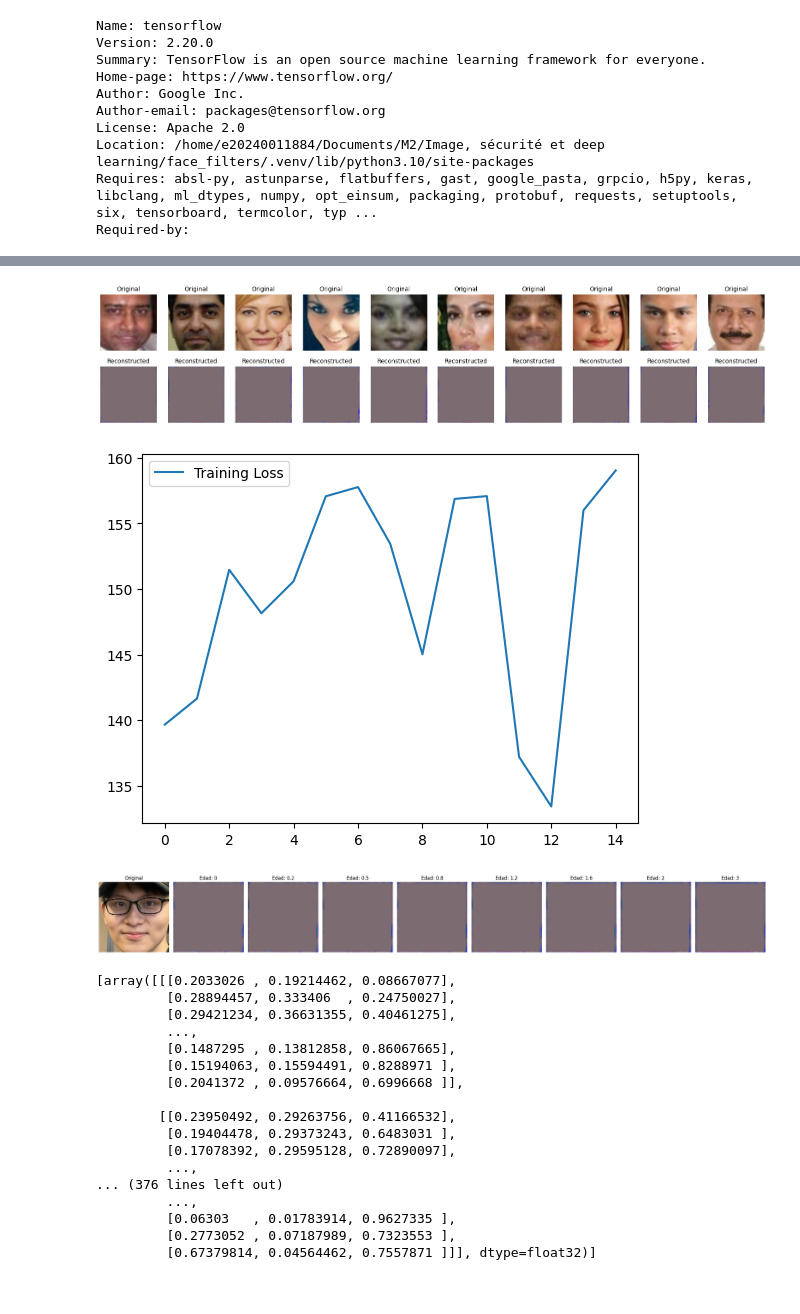
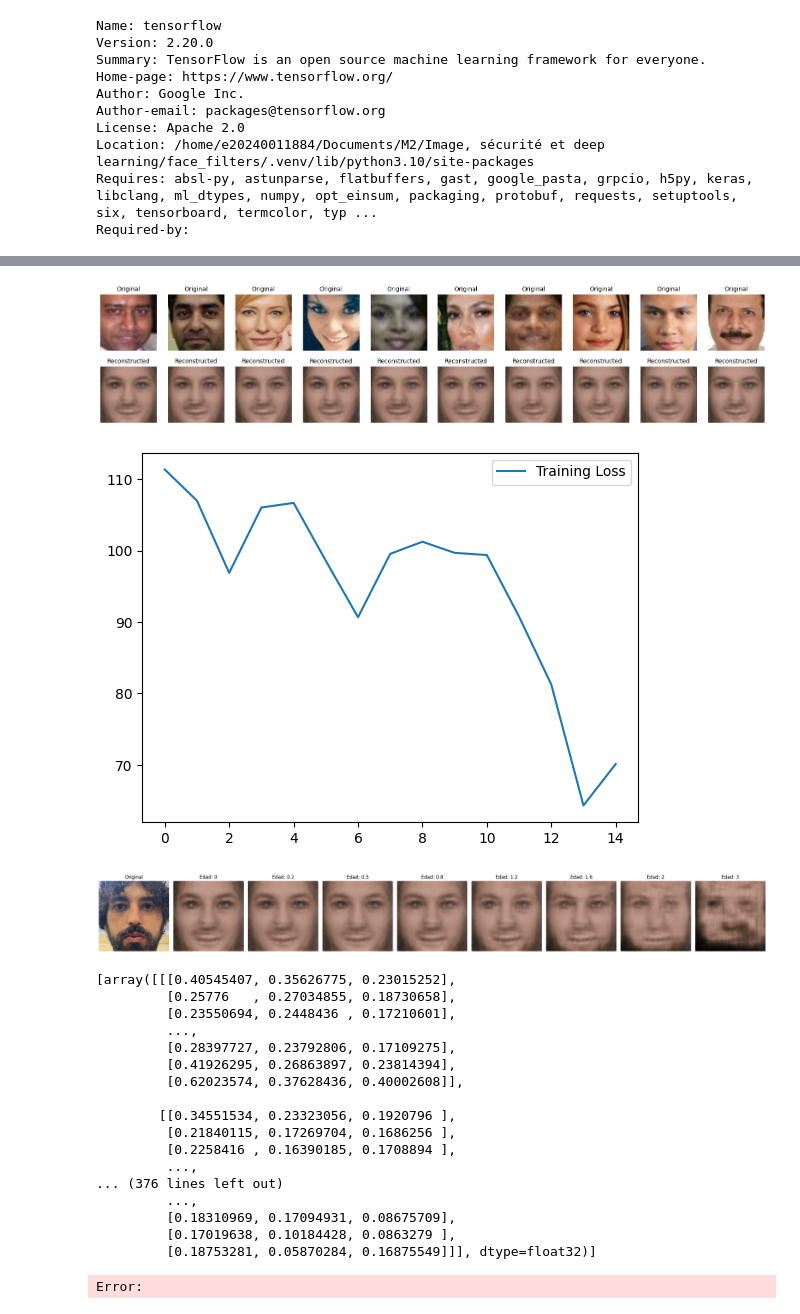
Before and after one commit to jjparrad/face_filters, a Jupyter notebook: src/Notebooks/face_filters.ipynb, the cells around one changed output, grey strips where cells are left out. Saved outputs shown, nothing was run; the diff lists cells and outputs as text; code cells hidden in the pictures.

```diff
--- a/src/Notebooks/face_filters.ipynb
+++ b/src/Notebooks/face_filters.ipynb
@@ -225,11 +231,11 @@ from keras_facenet import FaceNet
 identity_model = FaceNet().model
 identity_model.trainable = False
 
-default_recon_weight = 1.0
-default_kl_weight = 0.001
-default_p_weight = 0.0001
-default_identity_weight = 1000
-default_age_weight = 10 # More than 15 gives a solid color
+default_recon_weight      = 1.0
+default_kl_weight         = 0.01
+default_p_weight          = 0.0005
+default_identity_weight   = 4000
+default_age_weight        = 12
 
 # --- Preparar modelo VGG para perceptual loss ---
 vgg = VGG16(include_top=False, weights='imagenet', input_shape=(128,128,3))
@@ -484,7 +490,7 @@ for i in range(n):
 
 plt.show()
 # %% [output]
-[figure, old version]
+[figure, new version]
 # %%
 loss = history.history['loss']
 
@@ -494,7 +500,7 @@ plt.plot(epoch_range, loss, label='Training Loss')
 plt.legend()
 plt.show()
 # %% [output]
-[figure, old version]
+[figure, new version]
 # %%
 def generate_age_variations(img_path, ages=[5, 15, 25, 40, 60, 80]):
     """
@@ -552,26 +558,27 @@ def generate_age_variations(img_path, ages=[5, 15, 25, 40, 60, 80]):
     return decoded_results
 # %%
 generate_age_variations(
-    img_path="../Images/XH.jpg",
+    img_path="../Images/A.jpg",
     # ages=[0, -5, -2 ,-1, 1, 2, 5]
     ages=[0, 0.2, 0.5, 0.8, 1.2, 1.6, 2, 3]
 )
 # %% [output]
-[figure, old version]
+[figure, new version]
-[array([[[0.2033026 , 0.19214462, 0.08667077],
-         [0.28894457, 0.333406  , 0.24750027],
-         [0.29421234, 0.36631355, 0.40461275],
+[array([[[0.40545407, 0.35626775, 0.23015252],
+         [0.25776   , 0.27034855, 0.18730658],
+         [0.23550694, 0.2448436 , 0.17210601],
          ...,
-         [0.1487295 , 0.13812858, 0.86067665],
-         [0.15194063, 0.15594491, 0.8288971 ],
-         [0.2041372 , 0.09576664, 0.6996668 ]],
+         [0.28397727, 0.23792806, 0.17109275],
+         [0.41926295, 0.26863897, 0.23814394],
+         [0.62023574, 0.37628436, 0.40002608]],
 
-        [[0.23950492, 0.29263756, 0.41166532],
-         [0.19404478, 0.29373243, 0.6483031 ],
-         [0.17078392, 0.29595128, 0.72890097],
+        [[0.34551534, 0.23323056, 0.1920796 ],
+         [0.21840115, 0.17269704, 0.1686256 ],
+         [0.2258416 , 0.16390185, 0.1708894 ],
          ...,
 ... (376 lines left out)
          ...,
-         [0.06303   , 0.01783914, 0.9627335 ],
-         [0.2773052 , 0.07187989, 0.7323553 ],
-         [0.67379814, 0.04564462, 0.7557871 ]]], dtype=float32)]
+         [0.18310969, 0.17094931, 0.08675709],
+         [0.17019638, 0.10184428, 0.0863279 ],
+         [0.18753281, 0.05870284, 0.16875549]]], dtype=float32)]
+Error:
```
Also changed, not shown: parts of 5 cells of this notebook, 6 other files.
